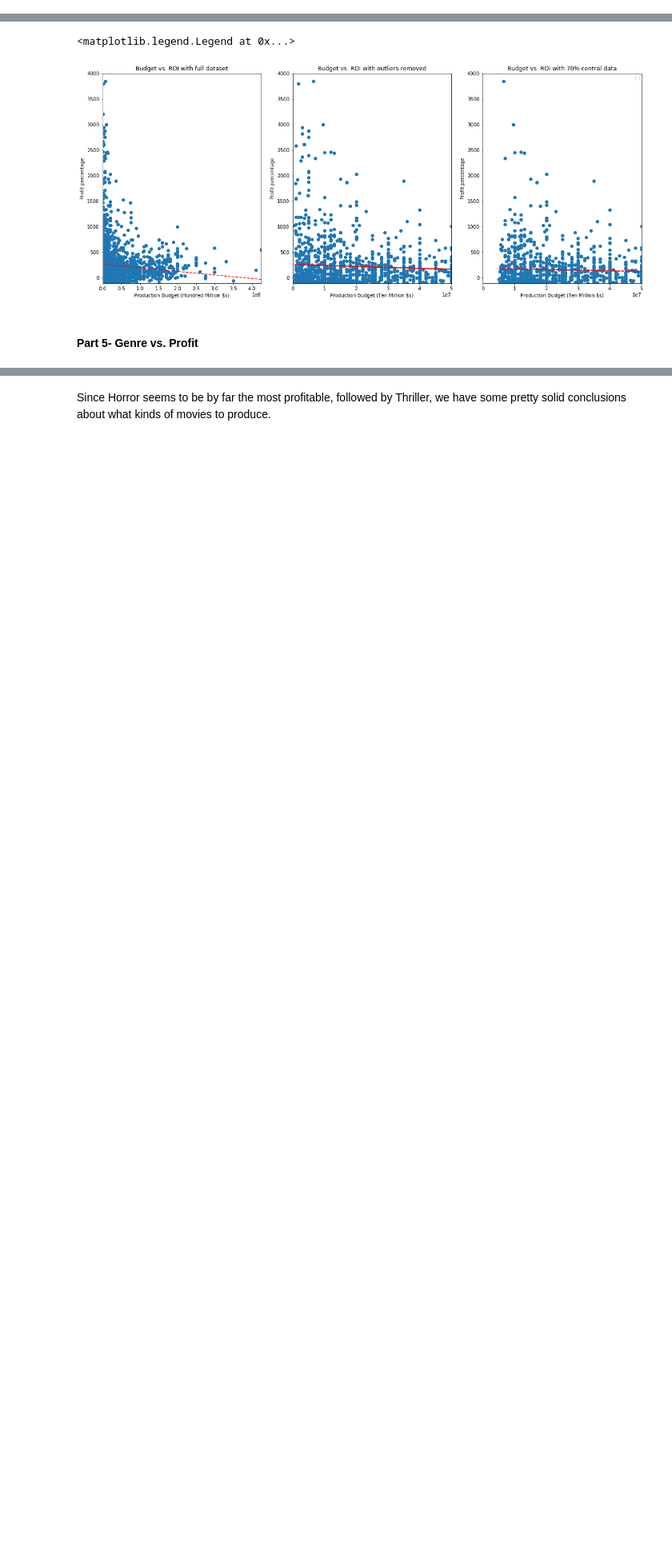
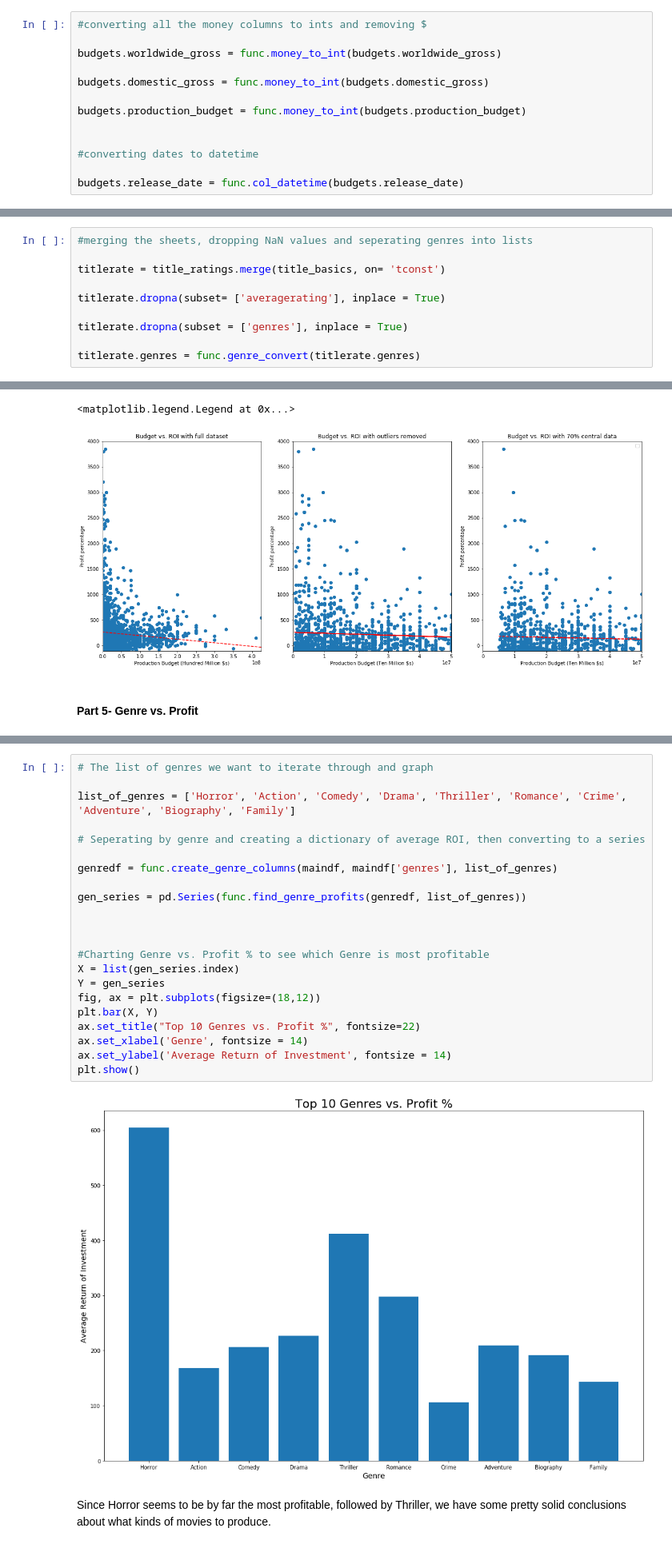
Before and after one commit to bagnine/moviedata, a Jupyter notebook: moviedata.ipynb, the cells around one changed output, grey strips where cells are left out. Shown at 80% size. Saved outputs shown, nothing was run; the diff lists cells and outputs as text; blank space fills up the shorter version.

```diff
--- a/moviedata.ipynb
+++ b/moviedata.ipynb
@@ -69,0 +35,13 @@ budgets.rename(columns= {'movie': 'primary_title'}, inplace= True)
+# %%
+#converting all the money columns to ints and removing $
+
+budgets.worldwide_gross = func.money_to_int(budgets.worldwide_gross)
+
+budgets.domestic_gross = func.money_to_int(budgets.domestic_gross)
+
+budgets.production_budget = func.money_to_int(budgets.production_budget)
+
+
+#converting dates to datetime
+
+budgets.release_date = func.col_datetime(budgets.release_date)
@@ -97 +66,11 @@ movie_info['freshness'] = rt_reviews.fresh_average
+# %%
+#merging the sheets, dropping NaN values and seperating genres into lists
+
+titlerate = title_ratings.merge(title_basics, on= 'tconst')
+
+titlerate.dropna(subset= ['averagerating'], inplace = True)
+
+titlerate.dropna(subset = ['genres'], inplace = True)
+
+titlerate.genres = func.genre_convert(titlerate.genres)
 # %% [markdown]
@@ -437,3 +353,27 @@ plt.show()
+# %%
+# The list of genres we want to iterate through and graph
+
+list_of_genres = ['Horror', 'Action', 'Comedy', 'Drama', 'Thriller', 'Romance', 'Crime', 'Adventure', 'Biography', 'Family']
+
+# Seperating by genre and creating a dictionary of average ROI, then converting to a series
+
+genredf = func.create_genre_columns(maindf, maindf['genres'], list_of_genres)
+
+gen_series = pd.Series(func.find_genre_profits(genredf, list_of_genres))
+
+
+
+#Charting Genre vs. Profit % to see which Genre is most profitable
+X = list(gen_series.index)
+Y = gen_series
+fig, ax = plt.subplots(figsize=(18,12))
+plt.bar(X, Y)
+ax.set_title("Top 10 Genres vs. Profit %", fontsize=22)
+ax.set_xlabel('Genre', fontsize = 14)
+ax.set_ylabel('Average Return of Investment', fontsize = 14)
+plt.show()
+# %% [output]
+[figure, added]
 # %% [markdown]
 Since Horror seems to be by far the most profitable, followed by Thriller, we have some pretty solid conclusions about what kinds of movies to produce.
 # %%
```
Also changed, not shown: parts of 24 cells of this notebook, 1 other file.
